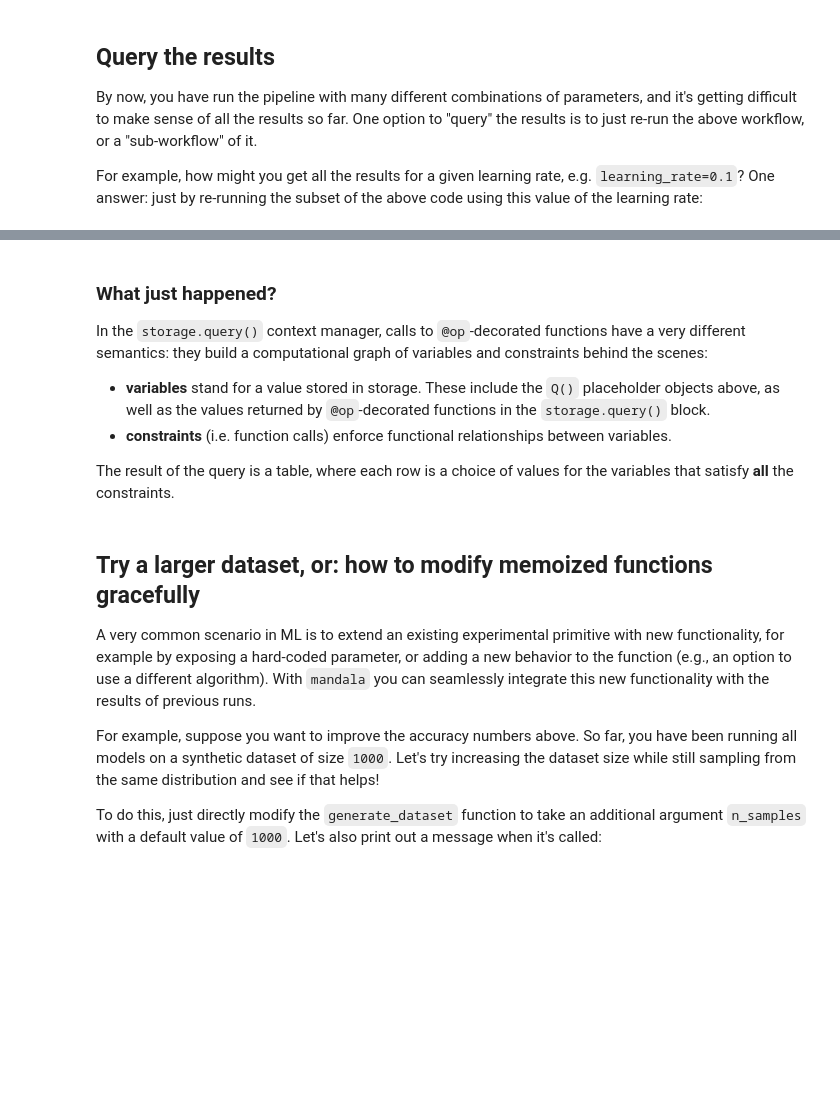
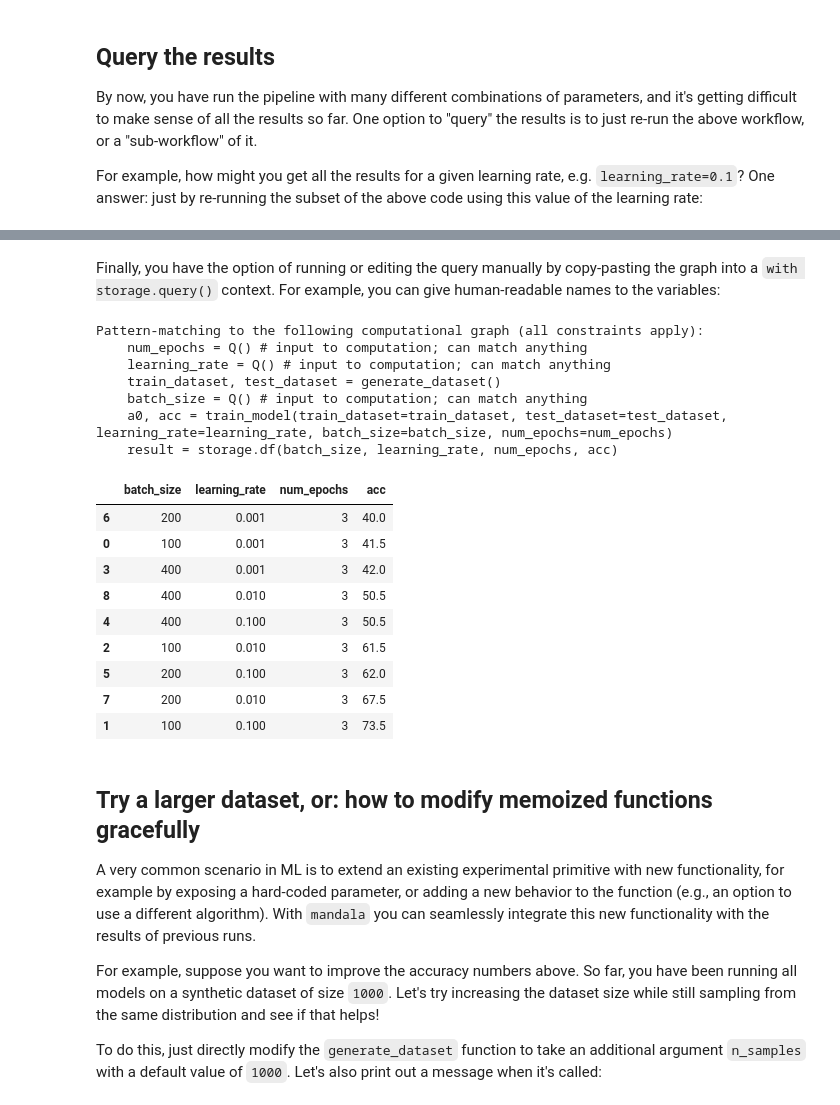
Before and after one commit to amakelov/mandala, a Jupyter notebook: tutorials/01_logistic.ipynb, the cells around one changed output, grey strips where cells are left out. Cells and saved outputs as stored; diff of their text form; code cells hidden in the pictures; blank space fills up the shorter version.

```diff
--- a/tutorials/01_logistic.ipynb
+++ b/tutorials/01_logistic.ipynb
@@ -275,25 +345,33 @@ storage search" query interface via the `storage.query()` context manager:
+# %% [markdown]
+Finally, you have the option of running or editing the query manually by
+copy-pasting the graph into a `with storage.query()` context. For example, you
+can give human-readable names to the variables:
 # %%
 with storage.query() as q:
+    batch_size = Q() # input to computation; can match anything
     train_dataset, test_dataset = generate_dataset()
-    batch_size = Q().named("batch_size")
-    learning_rate = Q().named("learning_rate")
-    model, acc = train_model(train_dataset, test_dataset, learning_rate, batch_size)
-    df = q.get_table(batch_size, learning_rate, acc.named("accuracy"))
-
-df.sort_values(by=["accuracy"], ascending=False)
+    learning_rate = Q() # input to computation; can match anything
+    num_epochs = Q() # input to computation; can match anything
+    _, acc = train_model(train_dataset=train_dataset, test_dataset=test_dataset, learning_rate=learning_rate, batch_size=batch_size, num_epochs=num_epochs)
+storage.df(batch_size, learning_rate, num_epochs, acc)
+# %% [output]
+Pattern-matching to the following computational graph (all constraints apply):
+    num_epochs = Q() # input to computation; can match anything
+    learning_rate = Q() # input to computation; can match anything
+    train_dataset, test_dataset = generate_dataset()
+    batch_size = Q() # input to computation; can match anything
+    a0, acc = train_model(train_dataset=train_dataset, test_dataset=test_dataset, learning_rate=learning_rate, batch_size=batch_size, num_epochs=num_epochs)
+    result = storage.df(batch_size, learning_rate, num_epochs, acc)
+|  | batch_size | learning_rate | num_epochs | acc |
+| 6 | 200 | 0.001 | 3 | 40.0 |
+| 0 | 100 | 0.001 | 3 | 41.5 |
+| 3 | 400 | 0.001 | 3 | 42.0 |
+| 8 | 400 | 0.010 | 3 | 50.5 |
+| 4 | 400 | 0.100 | 3 | 50.5 |
+| 2 | 100 | 0.010 | 3 | 61.5 |
+| 5 | 200 | 0.100 | 3 | 62.0 |
+| 7 | 200 | 0.010 | 3 | 67.5 |
+| 1 | 100 | 0.100 | 3 | 73.5 |
-# %% [markdown]
-### What just happened?
-In the `storage.query()` context manager, calls to `@op`-decorated functions
-have a very different semantics: they build a computational graph of variables
-and constraints behind the scenes:
-- **variables** stand for a value stored in storage. These include the `Q()`
-placeholder objects above, as well as the values returned by `@op`-decorated
-functions in the `storage.query()` block.
-- **constraints** (i.e. function calls) enforce functional relationships between
-variables.
-
-The result of the query is a table, where each row is a choice of values for
-the variables that satisfy **all** the constraints.
 # %% [markdown]
 ## Try a larger dataset, or: how to modify memoized functions gracefully
 A very common scenario in ML is to extend an existing experimental primitive
```
Also changed, not shown: parts of 13 cells of this notebook, 1 other file.
